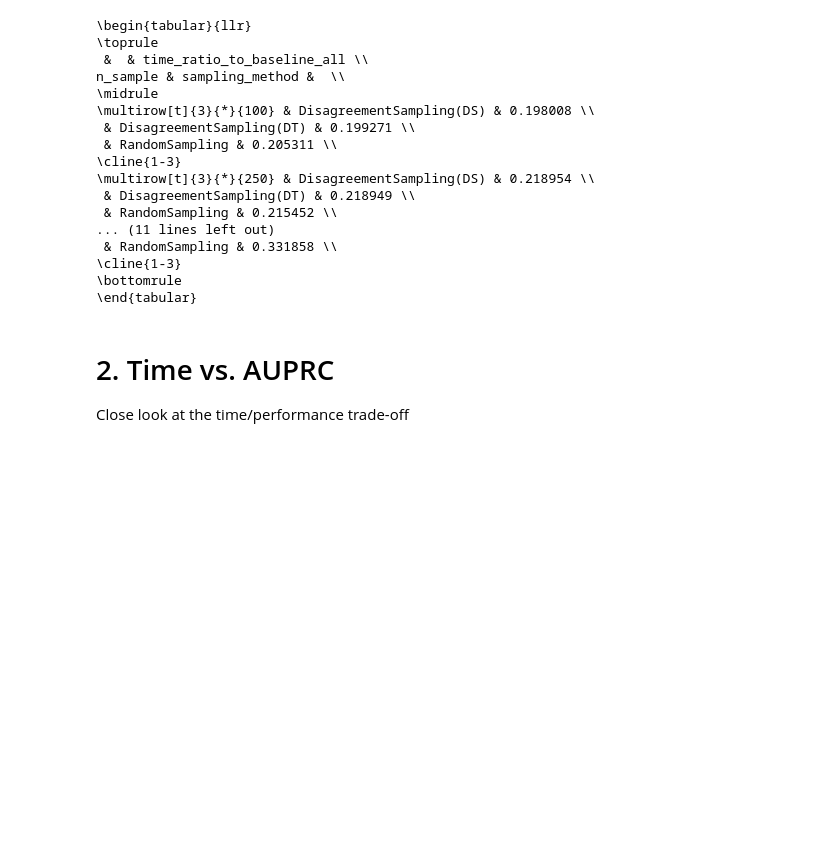
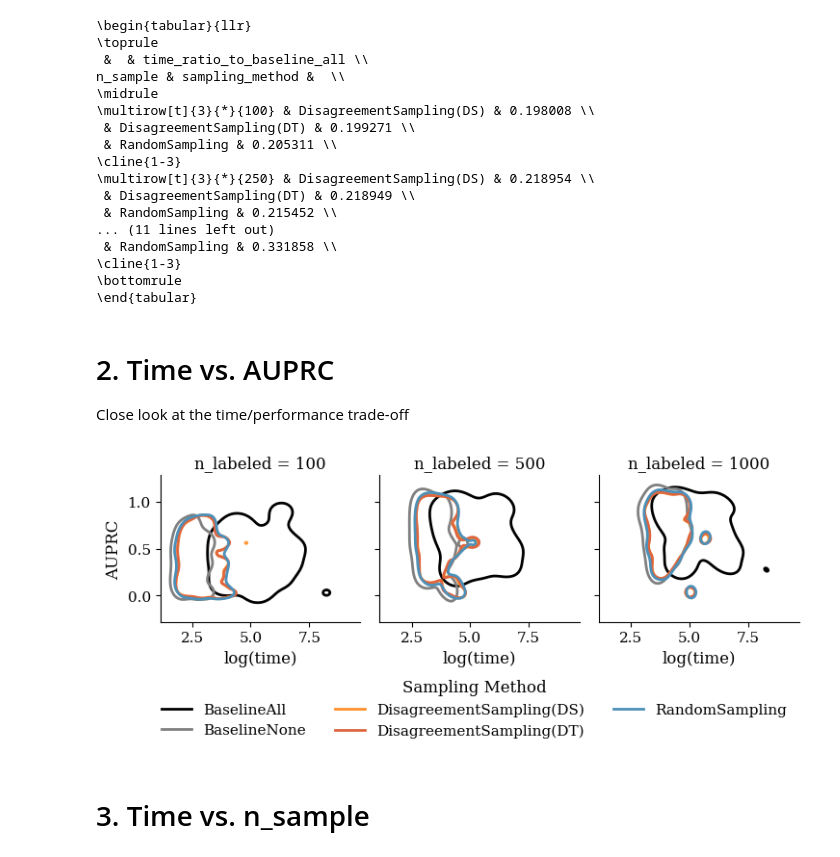
Before and after one commit to sintija-s/sudssl, a Jupyter notebook: 3_evaluation_time.ipynb, the cells around one changed output. Drawn from its saved outputs; the diff is of its cells as text; code cells hidden in the pictures; blank space fills up the shorter version.

Commit message:
time plots

```diff
--- a/3_evaluation_time.ipynb
+++ b/3_evaluation_time.ipynb
@@ -144,3 +152,67 @@ n_sample & sampling_method &  \\
 # 2. Time vs. AUPRC
 
 Close look at the time/performance trade-off
+# %%
+df_plot = df_all.copy()
+bracket_cleaner = {40: '0-40', 60: '20-60', 80: '40-80', 100: '60-100', 0: 'all', np.nan: 'all'}
+df_plot['bracket'] = df_plot['bracket_max'].map(bracket_cleaner)
+df_plot = df_plot.drop(['bracket_min', 'bracket_max', 'mean', 'sampling_strategy', 'n_selected'], axis=1)
+df_plot = df_plot[df_plot['metric'].isin(['auprc_macro', 'total_time'])]
+df_plot = df_plot[df_plot['n_labeled'].isin([100, 500, 1000])]
+# %%
+df_wide = df_plot.pivot_table(
+    index=['dataset', 'seed', 'n_labeled', 'n_sample', 'sampling_method', 'bracket'],
+    columns='metric',
+    values='value'
+).reset_index()
+df_wide['log_total_time'] = np.log(-df_wide['total_time'])
+# %%
+g = sns.FacetGrid(
+    df_wide,
+    col='n_labeled',
+    hue='sampling_method',
+    palette=color_dict,
+    height=2.5,
+    aspect=1,
+    sharex=True,
+    sharey=True,
+)
+
+g.map_dataframe(
+    sns.kdeplot,
+    x='log_total_time',
+    y='auprc_macro',
+    fill=False,
+    # alpha=0.2,
+    linewidth=2,
+    thresh=0.1,
+    levels=2
+)
+
+g.set_axis_labels("log(time)", "AUPRC")
+g.set_titles("n_labeled = {col_name}")
+
+# Create one dummy line per sampling method for the legend
+handles = [
+    mlines.Line2D([], [], color=color_dict[method], label=method, linewidth=2)
+    for method in df_wide['sampling_method'].unique()
+]
+
+# Add manual legend below the grid
+g.fig.legend(
+    handles=handles,
+    title="Sampling Method",
+    loc="lower center",
+    bbox_to_anchor=(0.53, -0.29),
+    ncol=3,
+    frameon=False
+)
+
+plt.subplots_adjust(bottom=0.18)
+plt.tight_layout()
+plt.savefig('plots/3_2_time_vs_auprc.pdf', bbox_inches='tight')
+plt.show()
+# %% [output]
+[figure, added]
+# %% [markdown]
+# 3. Time vs. n_sample
```
Also changed, not shown: parts of 6 cells of this notebook, 9 other files.
